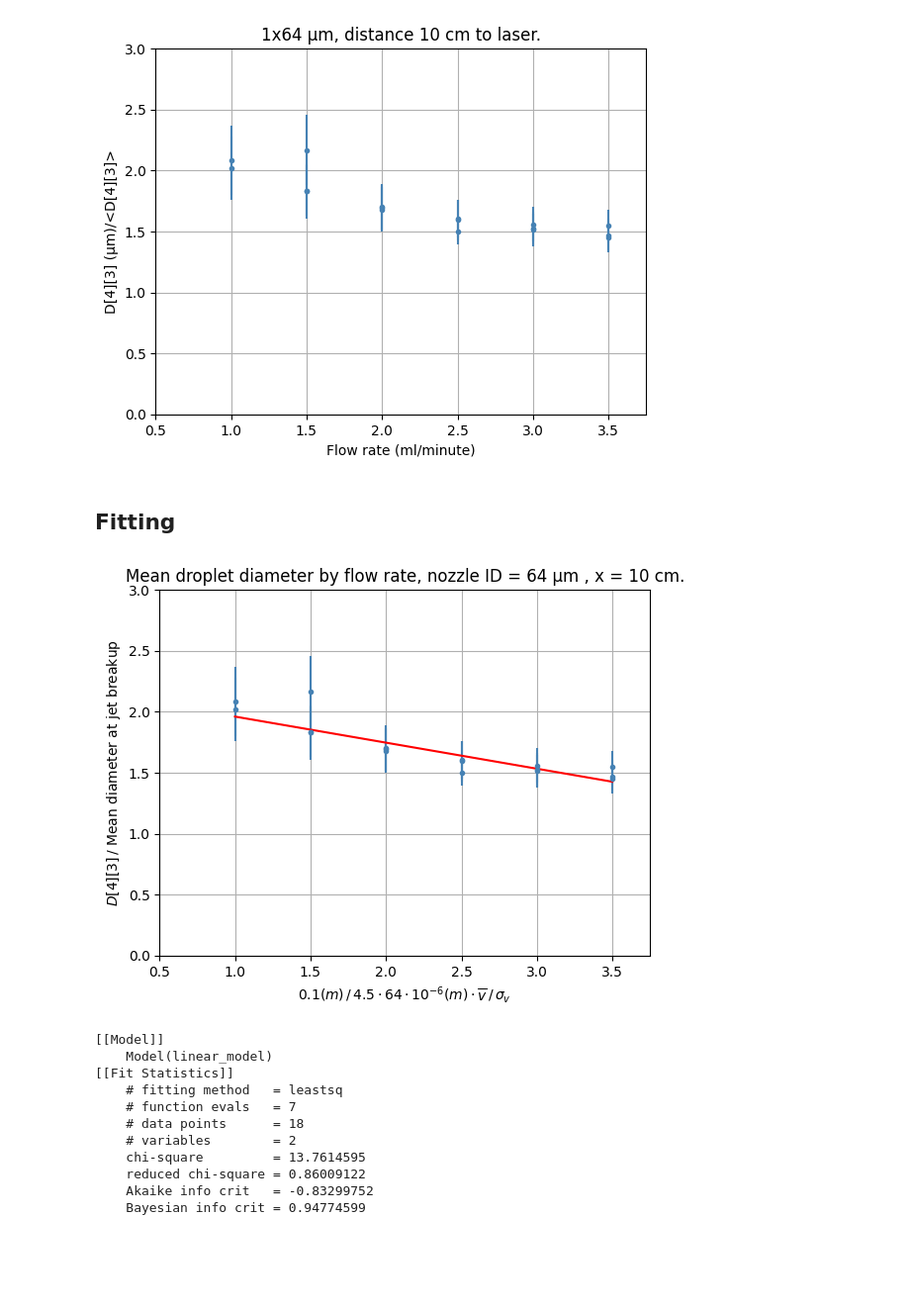
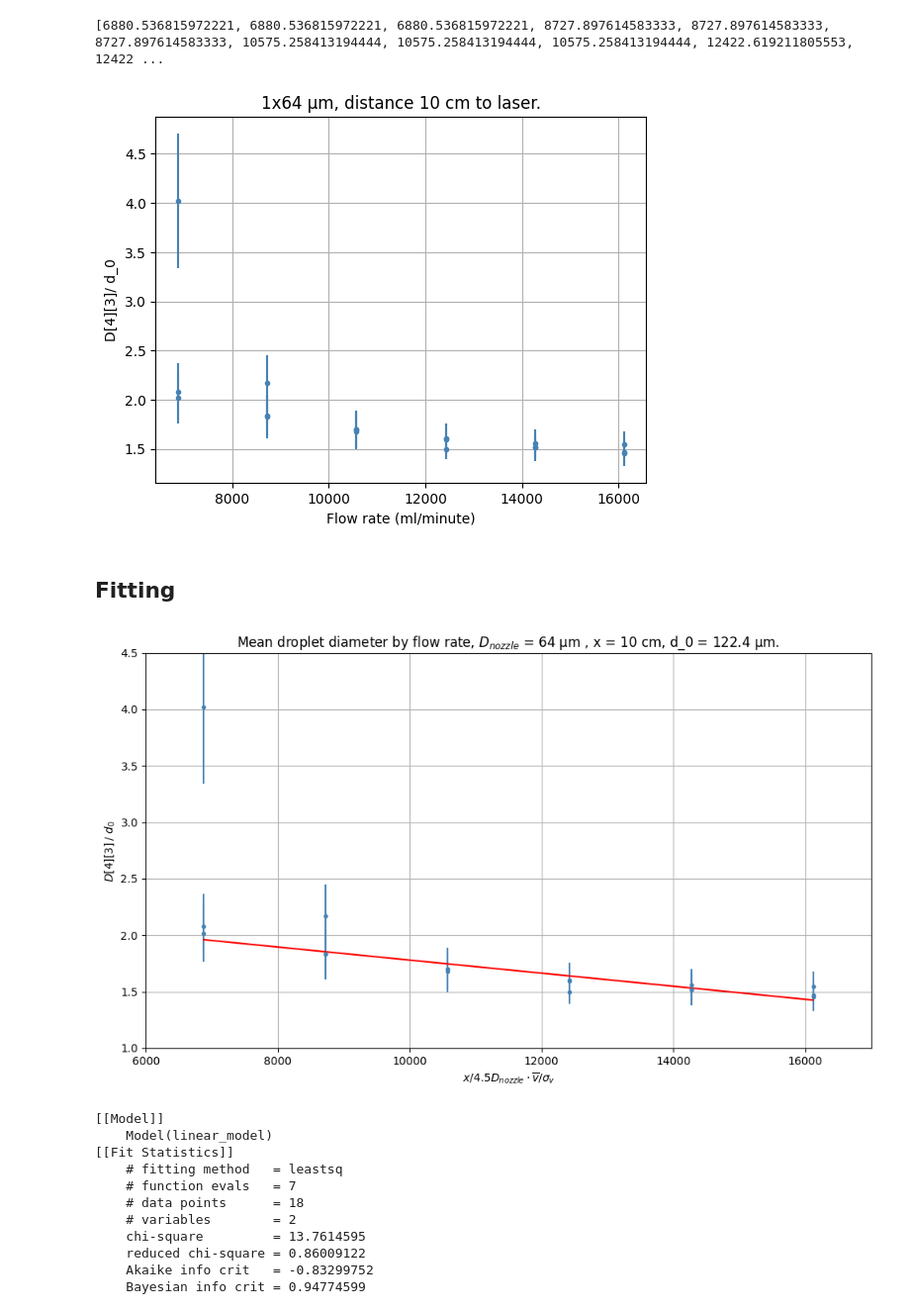
Before and after one commit to Trystan-Git/PNS-group-23--Dynamics-of-coalescence-events-in-spray-clouds, a Jupyter notebook: Data analysis/On data from June 10/measurements with flow rates.ipynb, the cells around one changed output. Shown at 99% size. Cells and saved outputs as stored; diff of their text form; code cells hidden in the pictures; blank space fills up the shorter version.

```diff
--- a/Data analysis/On data from June 10/measurements with flow rates.ipynb
+++ b/Data analysis/On data from June 10/measurements with flow rates.ipynb
@@ -4,4 +4,17 @@ import matplotlib.pyplot as plt
 from math import sqrt
 
 from lmfit import models
+# %%
+a = 10.6407982
+b = 9.17514783
+flow_rate = [1.0,1.0,1.0,1.5,1.5,1.5,2.0,2.0,2.0,2.5,2.5,2.5,3.0,3.0,3.0,3.5,3.5,3.5]
+
+normalised_x = [
+    (10 / (4.5 * 0.0064)) * (a*q + b)
+    for q in flow_rate
+]
+
+print(normalised_x)
+# %% [output]
+[6880.536815972221, 6880.536815972221, 6880.536815972221, 8727.897614583333, 8727.897614583333, 8727.897614583333, 10575.258413194444, 10575.258413194444, 10575.258413194444, 12422.619211805553, 12422 ...
 # %%
@@ -16,7 +25,8 @@ mean_diam = 1.91 *64
 a_diam = [d / mean_diam for d in diam]
 # %%
 # Guess for error in flow rate from our pump
-err_flow_rate = [0.001]*18
+rel_err = 0.001
+err_flow_rate = [rel_err * q for q in flow_rate]
 
 #  measured error in D[4][3]
 err_diam = [31.3087768555, 34.9372062683, 83.3335037231, 27.0913772583, 25.5417251587, 35.0732040405, 22.5985832214, 22.151676178, 22.7422027588, 12.8472681046, 20.1266422272, 18.5341129303, 17.6065826416, 15.8278179169, 17.3750839233, 15.3873662949, 16.3185844421, 16.3961639404]
@@ -25,7 +35,7 @@ a_err_diam = [e / mean_diam for e in err_diam]
 # %%
 plt.figure()
 
-plt.errorbar(flow_rate, a_diam, xerr=err_flow_rate, yerr=a_err_diam, fmt='.', color='steelblue')
+plt.errorbar(normalised_x, a_diam, xerr=err_flow_rate, yerr=a_err_diam, fmt='.', color='steelblue')
 
 plt.title(r"1x64 μm, distance 10 cm to laser.")
 plt.xlabel(r"Flow rate (ml/minute)")
@@ -33,12 +43,12 @@ plt.ylabel(r"D[4][3]/ d_0")
 
 
 
-plt.xlim(0.5, 3.75)
-plt.ylim(0, 3)
+# plt.xlim(0.5, 3.75)
+# plt.ylim(0, 3)
 
 plt.grid(True)
 # %% [output]
-[figure, old version]
+[figure, new version]
 # %% [markdown]
 ## Fitting
 # %%
@@ -52,37 +62,35 @@ weights = 1 / a_err_diam_array
 
 fit_result = fit_model.fit(
     np.array(a_diam),
-    x=np.array(flow_rate),
+    x=np.array(normalised_x),
     weights=weights,
     m=1,
     c=1
 )
 # %%
-import numpy as np
-import matplotlib.pyplot as plt
-
-x = np.array(flow_rate)
+x = np.array(normalised_x)
 y_fit = fit_result.best_fit
 
 # sort for plotting line
 idx = np.argsort(x)
 
-plt.figure()
+plt.figure(figsize = (10,6))
 
-plt.errorbar(flow_rate, a_diam, xerr=err_flow_rate, yerr=a_err_diam, fmt='.', color = 'steelblue')
+plt.errorbar(normalised_x, a_diam, xerr=err_flow_rate, yerr=a_err_diam, fmt='.', color = 'steelblue')
 plt.plot(x[idx], y_fit[idx], 'r-')
 
-plt.title(r"Mean droplet diameter by flow rate, nozzle ID = 64 μm , x = 10 cm.")
-plt.xlabel(r"$0.1 (m) \,/\, 4.5 \cdot 64 \cdot 10^{-6}(m) \cdot \overline{v} \,/\, \sigma_v$")
+plt.title(r"Mean droplet diameter by flow rate, $D_{nozzle}$ = 64 μm , x = 10 cm, d_0 = 122.4 μm.")
+plt.xlabel(r"$ x / 4.5D_{nozzle} \cdot \overline{v} / \sigma_v$")
 plt.ylabel(r"$D[4][3]\,/$ $d_0$ ")
 
-plt.xlim(0.5, 3.75)
-plt.ylim(0, 3)
+plt.xlim(6000, 17000)
+plt.ylim(1, 4.5)
 plt.grid(True)
+plt.tight_layout()
 
 plt.show()
 # %% [output]
-[figure, old version]
+[figure, new version]
 # %%
 print(fit_result.fit_report())
 # %% [output]
```
Also changed, not shown: parts of 1 cell of this notebook.
